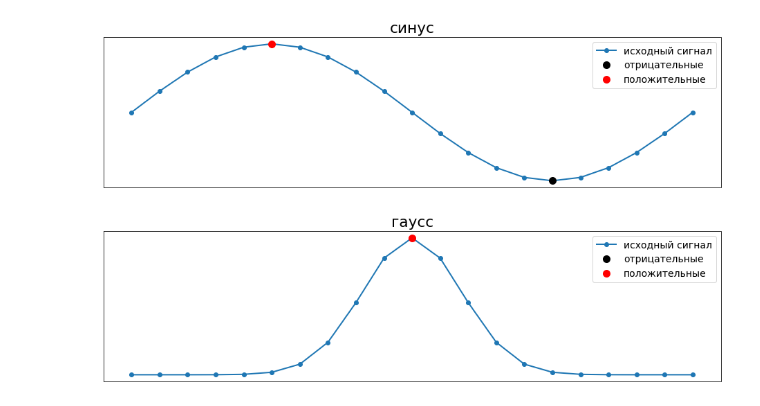
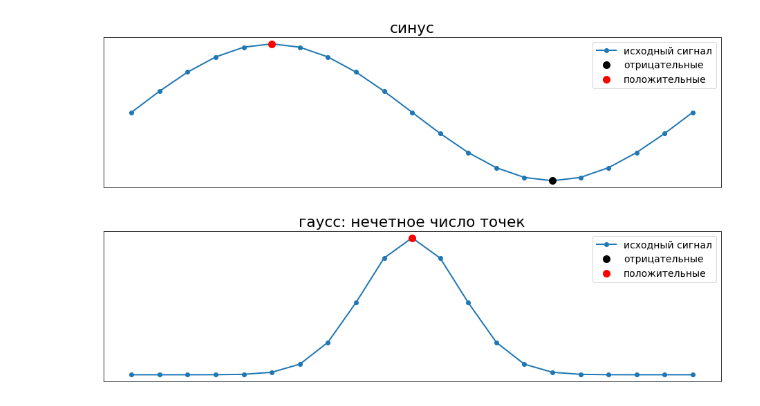
Before and after one commit to kokostek/jupyter-notebooks, a Jupyter notebook: FindPeaks.ipynb, the cells around one changed output. Saved outputs shown, nothing was run; the diff lists cells and outputs as text; code cells hidden in the pictures.

```diff
--- a/FindPeaks.ipynb
+++ b/FindPeaks.ipynb
@@ -47,7 +47,7 @@ def findpeaks(x, threshold=0):
     dx = diff(x)
     ddx = diff(dx)
     sgn = dx[1:] * dx[:-1]
-    i, = where((sgn < 0) & (ddx > threshold))
+    i, = where((sgn <= 0) & (ddx > threshold))
     return i + 1
 # %% [markdown]
 Вспомогательная функция для демонстрации.
@@ -121,9 +121,9 @@ plotpeaks(y)
 # %% [output]
 [figure]
 # %%
-title('гаусс')
+title('гаусс: нечетное число точек')
 x = linspace(-1, 1, 21)
 y = exp(-(x/0.25)**2)
 plotpeaks(y)
 # %% [output]
-[figure, old version]
+[figure, new version]
```
Also changed, not shown: parts of 9 cells of this notebook.
